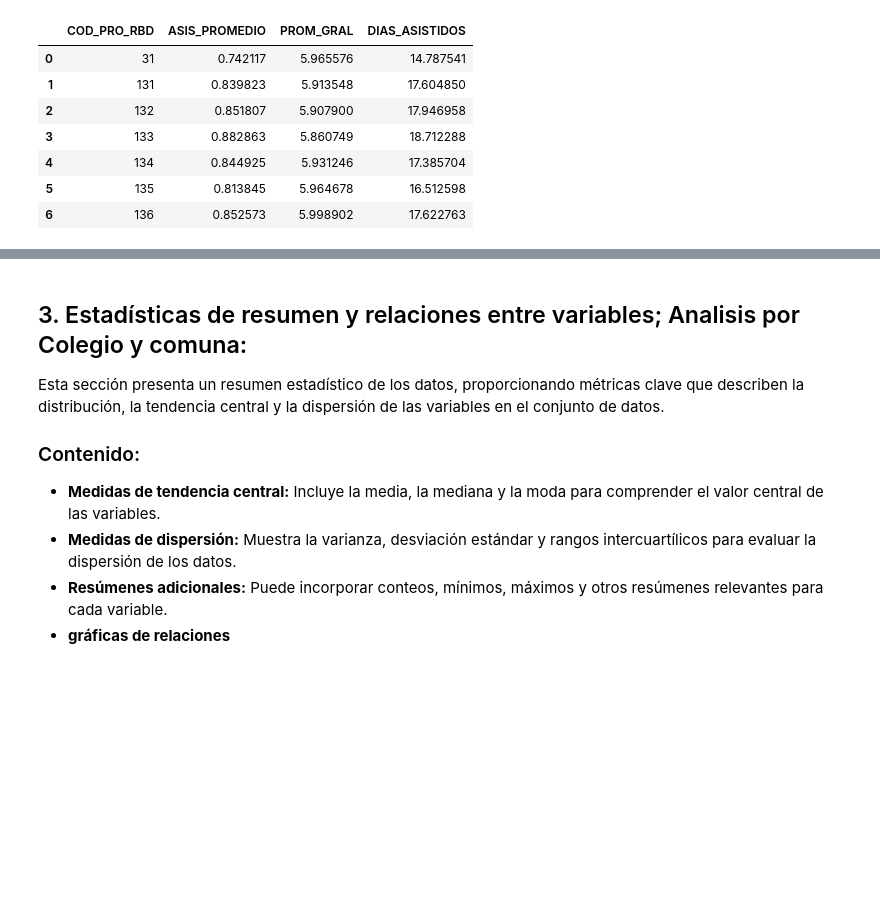
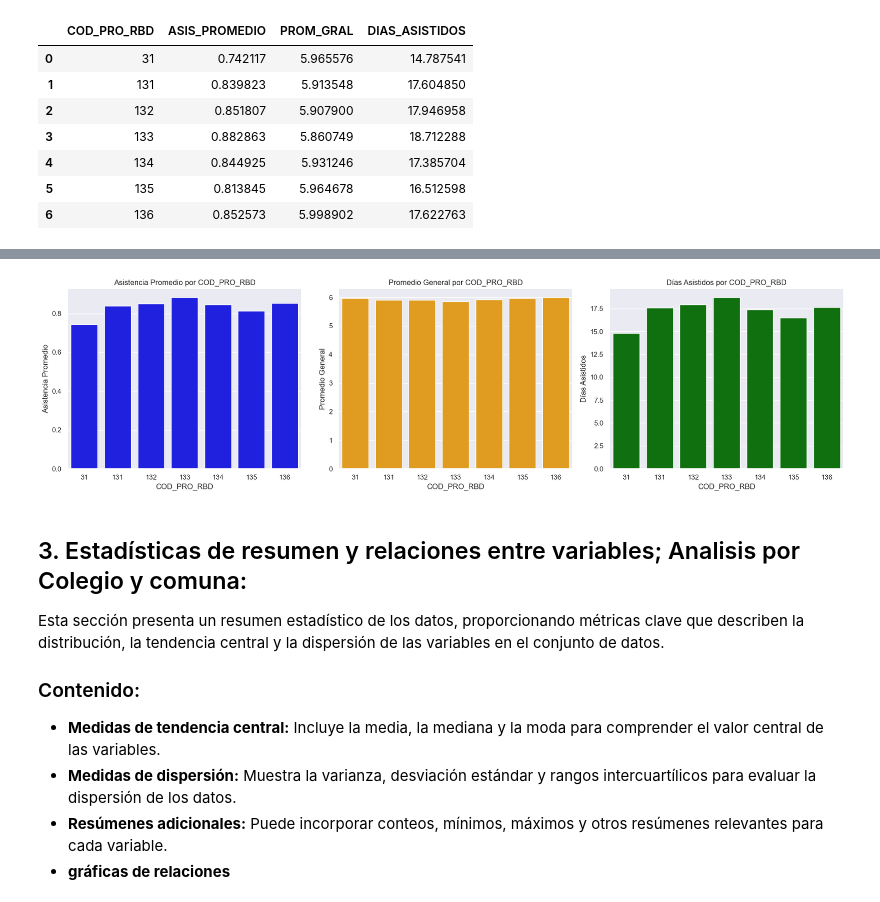
Before and after one commit to sofiafuentess/Proyecto-IMT2200-GRUPO-7, a Jupyter notebook: analisis_data/EDA_info_por_estudiante.ipynb, the cells around one changed output, grey strips where cells are left out. Drawn from its saved outputs; the diff is of its cells as text; code cells hidden in the pictures; blank space fills up the shorter version.

```diff
--- a/analisis_data/EDA_info_por_estudiante.ipynb
+++ b/analisis_data/EDA_info_por_estudiante.ipynb
@@ -523,9 +524,9 @@ df_estudiantes
 | 567636 | 136 | 42018 | 4060836 | 1 | 200707 | 13604 | 5 | 22 | ... |
 567637 rows × 20 columns
 # %%
-estudiantes_mean_comuna = df_estudiantes[['ASIS_PROMEDIO','PROM_GRAL','DIAS_ASISTIDOS','COD_PRO_RBD']].groupby(by='COD_PRO_RBD',as_index=False).mean()
+estudiantes_mean_provincia= df_estudiantes[['ASIS_PROMEDIO','PROM_GRAL','DIAS_ASISTIDOS','COD_PRO_RBD']].groupby(by='COD_PRO_RBD',as_index=False).mean()
 
-estudiantes_mean_comuna
+estudiantes_mean_provincia
 # %% [output]
 |  | COD_PRO_RBD | ASIS_PROMEDIO | PROM_GRAL | DIAS_ASISTIDOS |
 | 0 | 31 | 0.742117 | 5.965576 | 14.787541 |
@@ -538,3 +551,29 @@ estudiantes_mean_comuna
+# %%
+# figura con tres subplots
+fig, axes = plt.subplots(1, 3, figsize=(18, 5))
+
+#asistencia promedio en el primer subplot
+sns.barplot(data=estudiantes_mean_provincia, x='COD_PRO_RBD', y='ASIS_PROMEDIO', color='blue', ax=axes[0])
+axes[0].set_xlabel('COD_PRO_RBD')
+axes[0].set_ylabel('Asistencia Promedio')
+axes[0].set_title('Asistencia Promedio por COD_PRO_RBD')
+
+# promedio general en el segundo subplot
+sns.barplot(data=estudiantes_mean_provincia, x='COD_PRO_RBD', y='PROM_GRAL', color='orange', ax=axes[1])
+axes[1].set_xlabel('COD_PRO_RBD')
+axes[1].set_ylabel('Promedio General')
+axes[1].set_title('Promedio General por COD_PRO_RBD')
+
+# dias asistidos en el tercer subplot
+sns.barplot(data=estudiantes_mean_provincia, x='COD_PRO_RBD', y='DIAS_ASISTIDOS', color='green', ax=axes[2])
+axes[2].set_xlabel('COD_PRO_RBD')
+axes[2].set_ylabel('Días Asistidos')
+axes[2].set_title('Días Asistidos por COD_PRO_RBD')
+
+plt.tight_layout()
+plt.show()
+# %% [output]
+[figure, added]
 # %% [markdown]
 ## 3. Estadísticas de resumen y relaciones entre variables; Analisis por Colegio y comuna:
 
```
Also changed, not shown: parts of 21 cells of this notebook, 1 other file.
